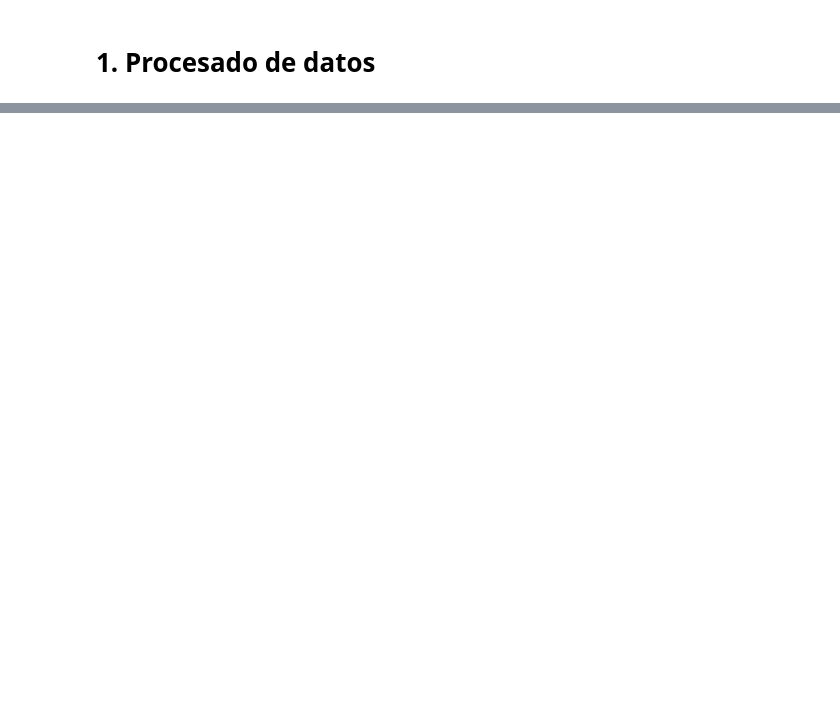
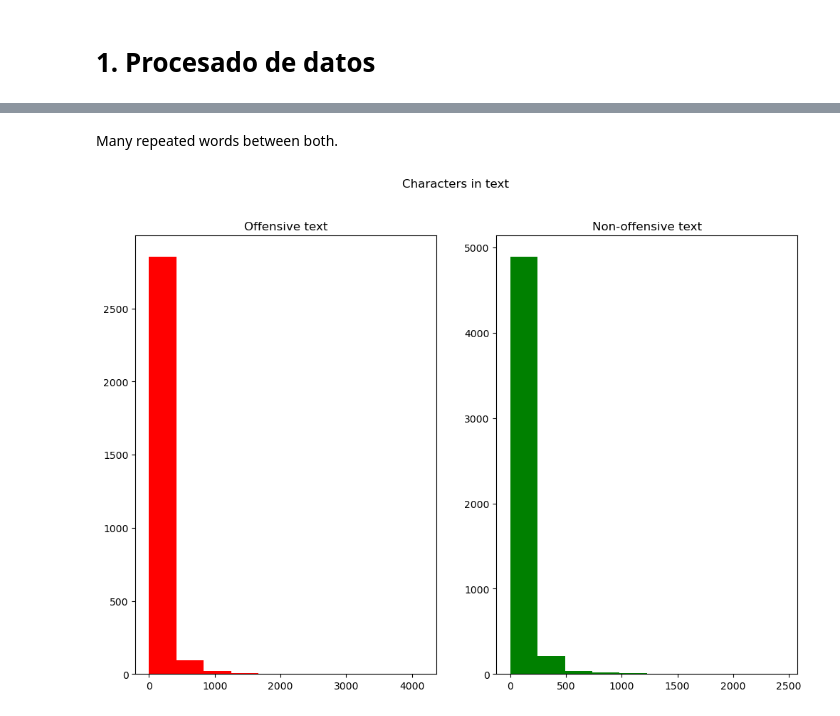
Before and after one commit to G1-ABID-23-24/offensive-language-detection-2024, a Jupyter notebook: 0_data_processing.ipynb, the cells around one changed output, grey strips where cells are left out. Drawn from its saved outputs; the diff is of its cells as text; code cells hidden in the pictures; blank space fills up the shorter version.

```diff
--- a/0_data_processing.ipynb
+++ b/0_data_processing.ipynb
@@ -60,0 +106,15 @@ df['text_cleaned']
+# %% [markdown]
+Many repeated words between both.
+# %%
+#Comparison of characters in a text between offensive and non-offensive texts
+fig,(ax1,ax2)=plt.subplots(1,2,figsize=(12,8))
+text_len=df[df['label']==1]['text_cleaned'].str.len()
+ax1.hist(text_len,color='red')
+ax1.set_title('Offensive text')
+text_len=df[df['label']==0]['text_cleaned'].str.len()
+ax2.hist(text_len,color='green')
+ax2.set_title('Non-offensive text')
+fig.suptitle('Characters in text')
+plt.show()
+# %% [output]
+[figure, added]
```
Also changed, not shown: parts of 32 cells of this notebook.
